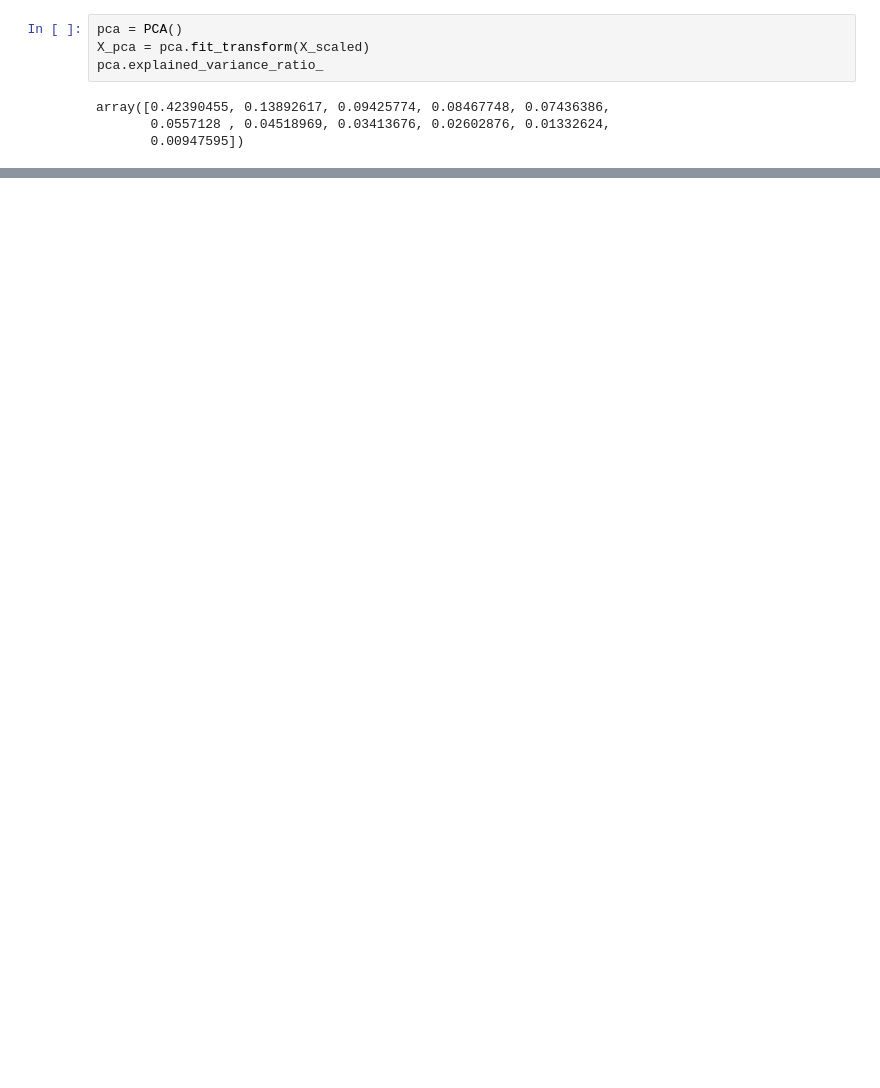
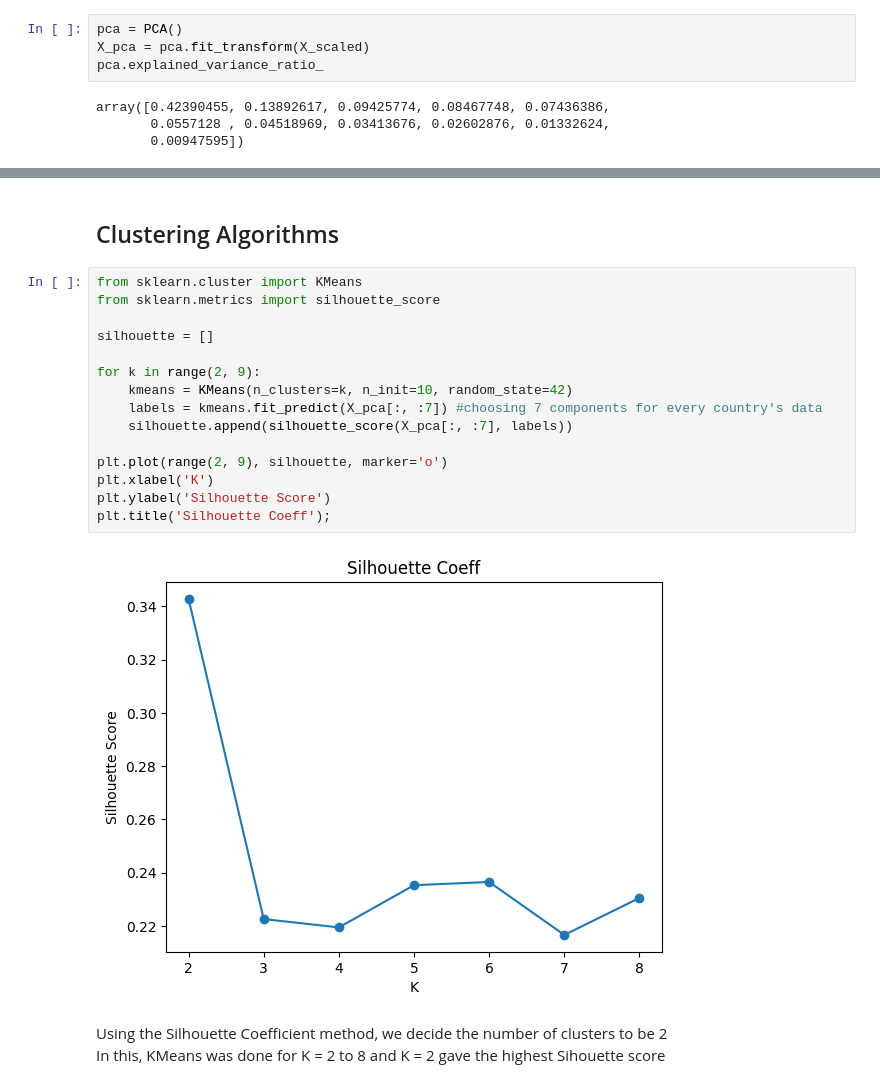
Before and after one commit to Kav1905/DS203_NationClustering, a Jupyter notebook: Socioeconomic_Clustering.ipynb, the cells around one changed output, grey strips where cells are left out. Drawn from its saved outputs; the diff is of its cells as text; blank space fills up the shorter version.

```diff
--- a/Socioeconomic_Clustering.ipynb
+++ b/Socioeconomic_Clustering.ipynb
@@ -348,0 +385,22 @@ array([0.42390455, 0.13892617, 0.09425774, 0.08467748, 0.07436386,
+# %% [markdown]
+## Clustering Algorithms
+# %%
+from sklearn.cluster import KMeans
+from sklearn.metrics import silhouette_score
+
+silhouette = []
+
+for k in range(2, 9):
+    kmeans = KMeans(n_clusters=k, n_init=10, random_state=42)
+    labels = kmeans.fit_predict(X_pca[:, :7]) #choosing 7 components for every country's data
+    silhouette.append(silhouette_score(X_pca[:, :7], labels))
+
+plt.plot(range(2, 9), silhouette, marker='o')
+plt.xlabel('K')
+plt.ylabel('Silhouette Score')
+plt.title('Silhouette Coeff');
+# %% [output]
+[figure, added]
+# %% [markdown]
+Using the Silhouette Coefficient method, we decide the number of clusters to be 2\
+In this, KMeans was done for K = 2 to 8 and K = 2 gave the highest Sihouette score
```
Also changed, not shown: parts of 22 cells of this notebook, 1 other file.
